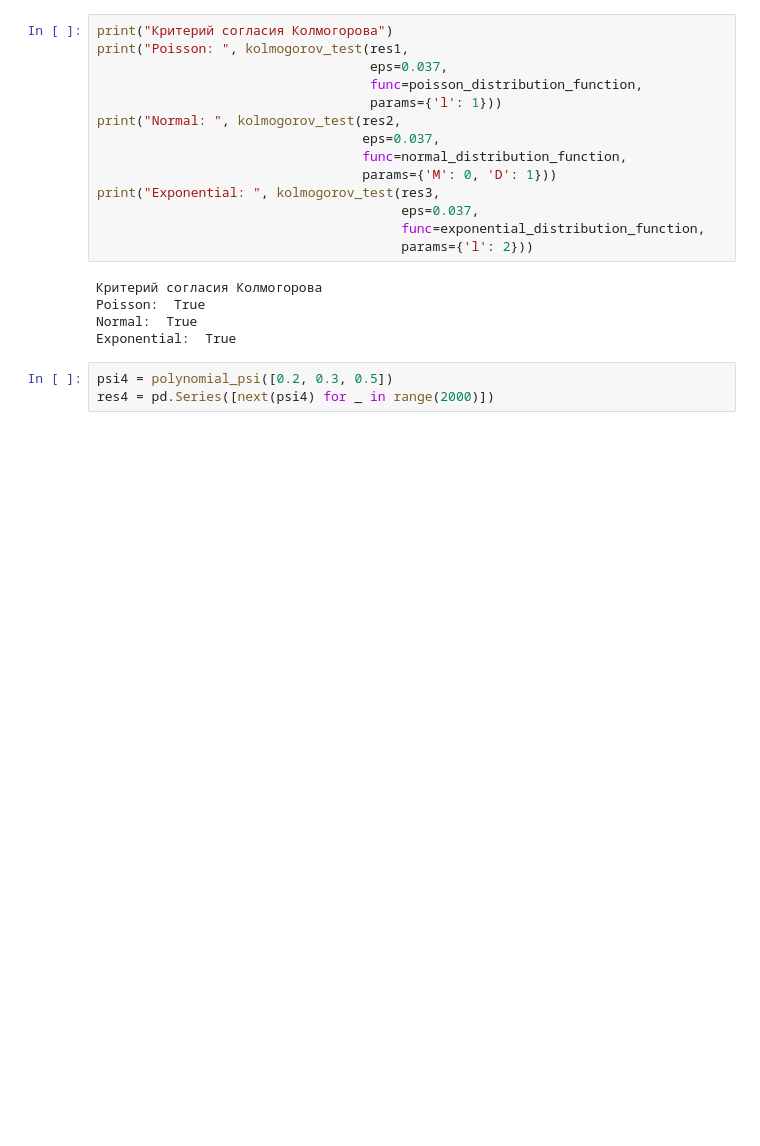
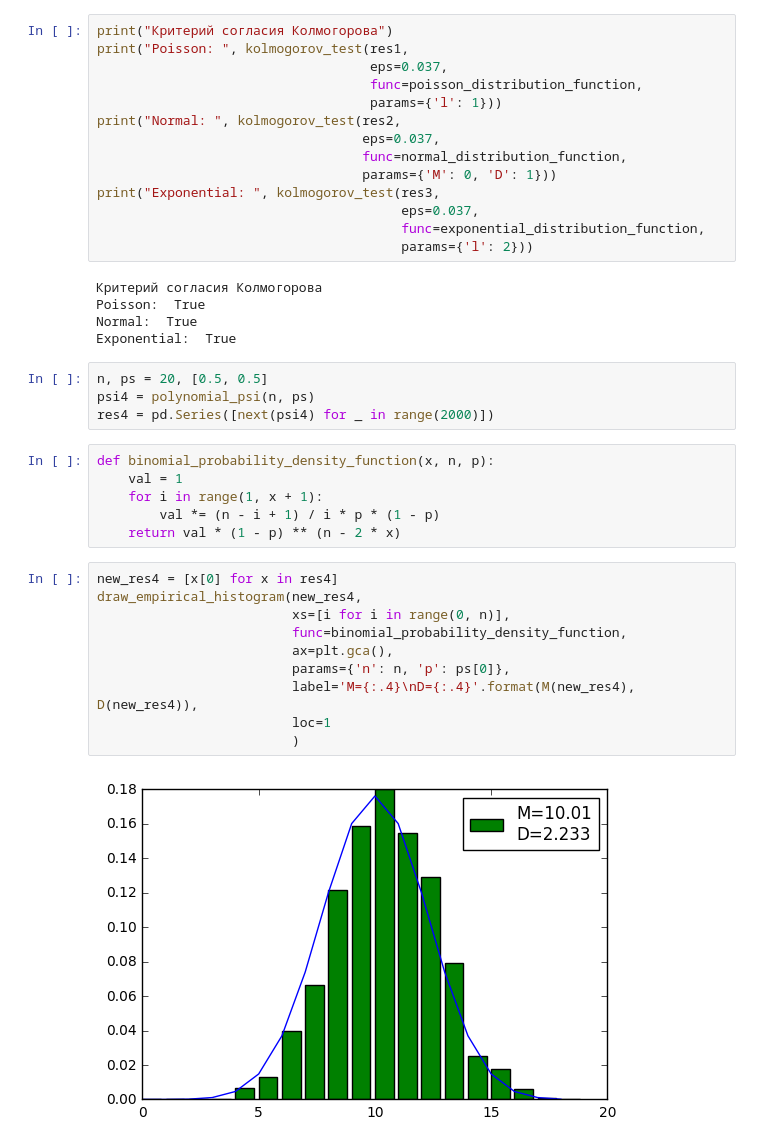
Before and after one commit to YRustt/B16-17-SSM, a Jupyter notebook: iism_lab3.ipynb, the cells around one changed output. Saved outputs shown, nothing was run; the diff lists cells and outputs as text; blank space fills up the shorter version.

```diff
--- a/iism_lab3.ipynb
+++ b/iism_lab3.ipynb
@@ -153,5 +154,24 @@ Poisson:  True
 Normal:  True
 Exponential:  True
 # %%
-psi4 = polynomial_psi([0.2, 0.3, 0.5])
+n, ps = 20, [0.5, 0.5]
+psi4 = polynomial_psi(n, ps)
 res4 = pd.Series([next(psi4) for _ in range(2000)])
+# %%
+def binomial_probability_density_function(x, n, p):
+    val = 1
+    for i in range(1, x + 1):
+        val *= (n - i + 1) / i * p * (1 - p)
+    return val * (1 - p) ** (n - 2 * x)
+# %%
+new_res4 = [x[0] for x in res4]
+draw_empirical_histogram(new_res4,
+                         xs=[i for i in range(0, n)],
+                         func=binomial_probability_density_function,
+                         ax=plt.gca(),
+                         params={'n': n, 'p': ps[0]},
+                         label='M={:.4}\nD={:.4}'.format(M(new_res4), D(new_res4)),
+                         loc=1
+                         )
+# %% [output]
+[figure, added]
```
Also changed, not shown: parts of 2 cells of this notebook, 1 other file.
